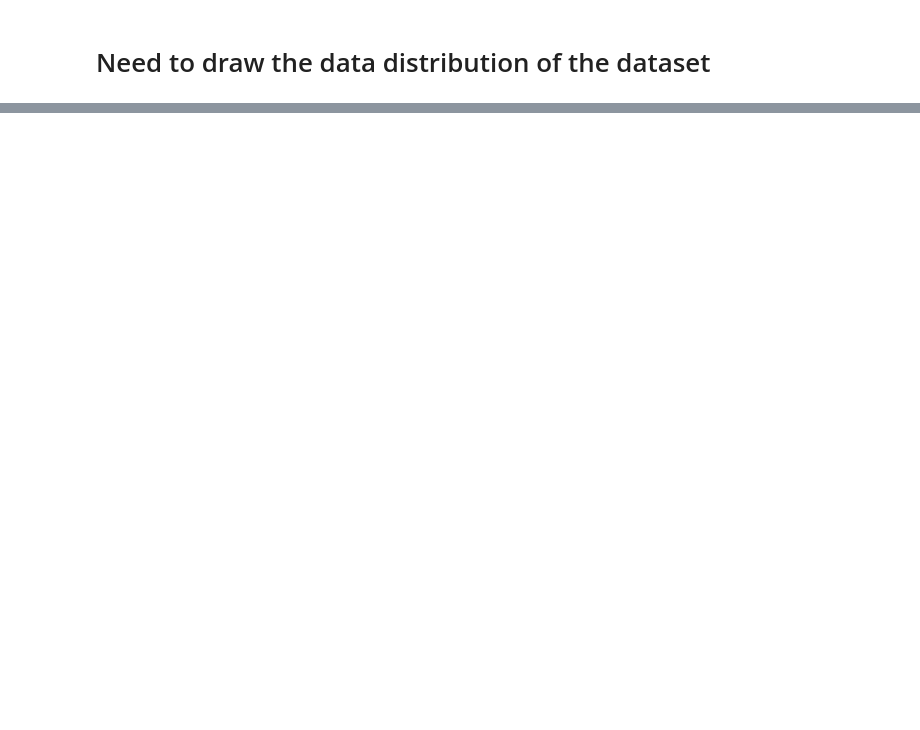
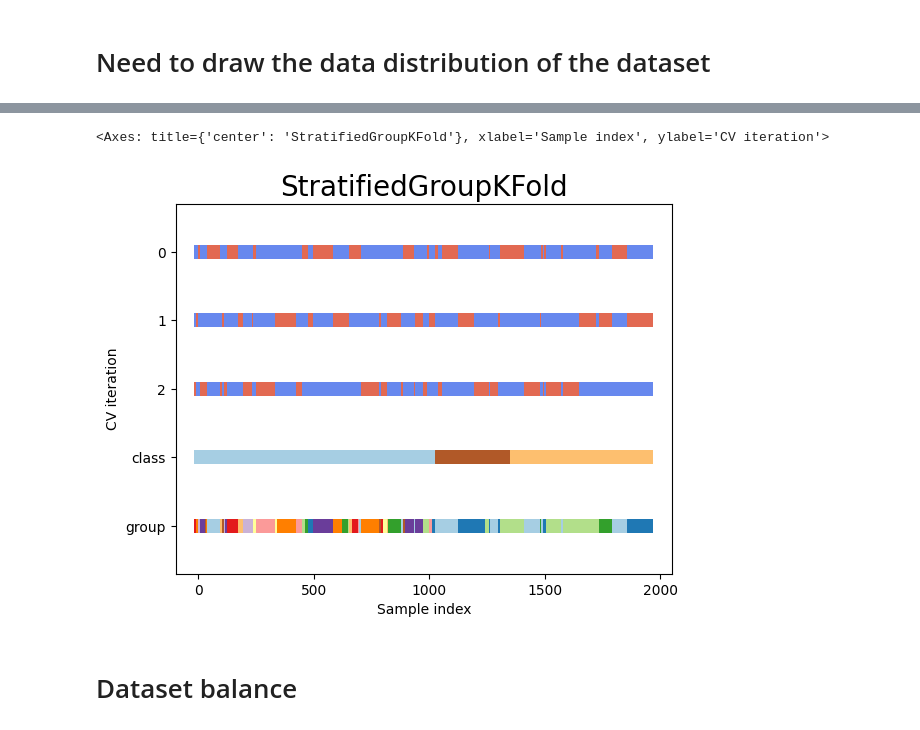
Before and after one commit to ChenKaiXuSan/Skeleton_ASD_PyTorch, a Jupyter notebook: misc/draw_data_distribution.ipynb, the cells around one changed output, grey strips where cells are left out. Cells and saved outputs as stored; diff of their text form; code cells hidden in the pictures; blank space fills up the shorter version.

```diff
--- a/misc/draw_data_distribution.ipynb
+++ b/misc/draw_data_distribution.ipynb
@@ -10,0 +239,73 @@ with open('test.log', 'r') as f:
+# %%
+uid_y = y.copy()
+uid_groups = groups.copy()
+
+for index, i in enumerate(set(uid_groups)):
+    for num, j in enumerate(uid_groups):
+        if i == j:
+            uid_groups[num] = index
+
+for index, i in enumerate(set(uid_y)):
+    for num, j in enumerate(uid_y):
+        if i == j:
+            uid_y[num] = index
+# %%
+import numpy as np
+cmap_cv = plt.cm.coolwarm
+cmap_data = plt.cm.Paired
+
+def plot_cv_indices(cv, X, y, group, ax:plt, n_splits, lw=10):
+    """Create a sample plot for indices of a cross-validation object."""
+
+    # Generate the training/testing visualizations for each CV split
+    for ii, (tr, tt) in enumerate(cv.split(X=X, y=y, groups=group)):
+        # Fill in indices with the training/test groups
+        indices = np.array([np.nan] * len(X))
+        indices[tt] = 1
+        indices[tr] = 0
+
+        # Visualize the results
+        ax.scatter(
+            range(len(indices)),
+            [ii + 0.5] * len(indices),
+            c=indices,
+            marker="_",
+            lw=lw,
+            cmap=cmap_cv,
+            vmin=-0.2,
+            vmax=1.2,
+        )
+
+    # Plot the data classes and groups at the end
+    ax.scatter(
+        range(len(X)), [ii + 1.5] * len(X), c=y, marker="_", lw=lw, cmap=cmap_data
+    )
+
+    ax.scatter(
+        range(len(X)), [ii + 2.5] * len(X), c=group, marker="_", lw=lw, cmap=cmap_data
+    )
+
+    # Formatting
+    yticklabels = list(range(n_splits)) + ["class", "group"]
+    ax.set(
+        yticks=np.arange(n_splits + 2) + 0.5,
+        yticklabels=yticklabels,
+        xlabel="Sample index",
+        ylabel="CV iteration",
+        ylim=[n_splits + 2.2, -0.2],
+        # xlim=[0, 100],
+    )
+    ax.set_title("{}".format(type(cv).__name__), fontsize=20)
+
+    return ax
+
+fig, ax = plt.subplots()
+plt.rc('font', size=20)
+plt.rc('axes', titlesize=20)
+sgkf = StratifiedGroupKFold(n_splits=3)
+plot_cv_indices(sgkf, X, uid_y, uid_groups, ax, 3)
+# %% [output]
+<Axes: title={'center': 'StratifiedGroupKFold'}, xlabel='Sample index', ylabel='CV iteration'>
+[figure, added]
+# %% [markdown]
+# Dataset balance
```
Also changed, not shown: parts of 9 cells of this notebook, 7 other files.
